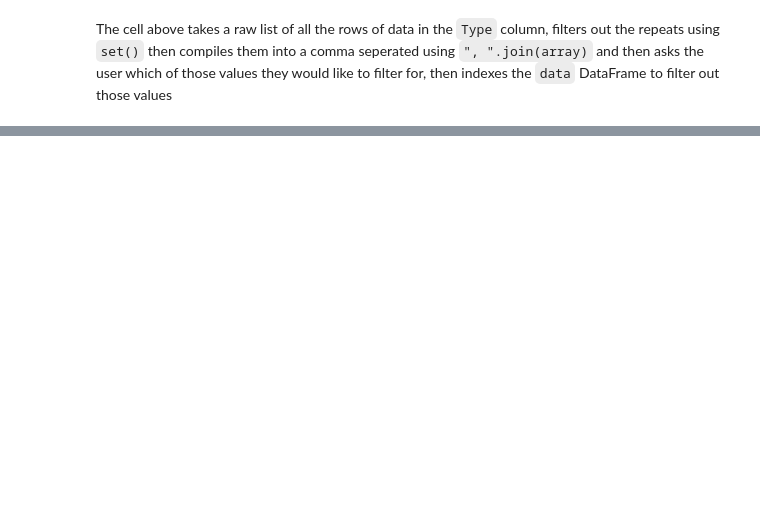
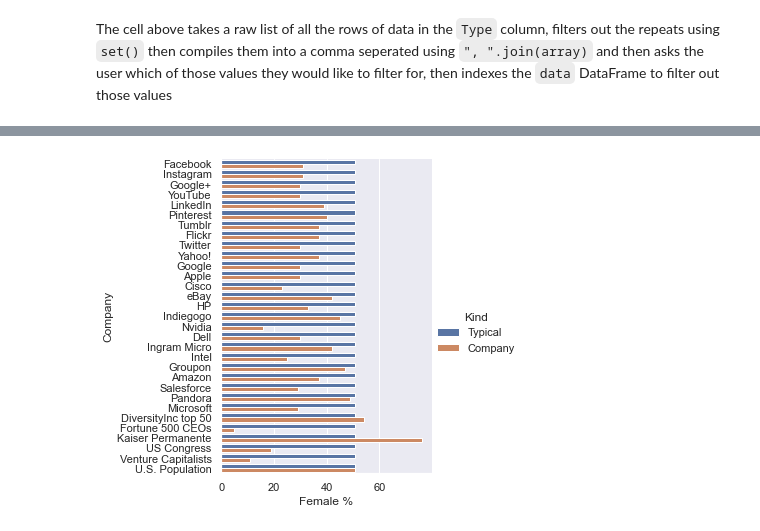
Before and after one commit to Elisabethzl/final_assesment_AB09137, a Jupyter notebook: women_in_tech.ipynb, the cells around one changed output, grey strips where cells are left out. Cells and saved outputs as stored; diff of their text form; code cells hidden in the pictures; blank space fills up the shorter version.

```diff
--- a/women_in_tech.ipynb
+++ b/women_in_tech.ipynb
@@ -31,0 +183,4 @@
+# %%
+compare_against_typical(1)
+# %% [output]
+[figure, added]
```
Also changed, not shown: parts of 14 cells of this notebook.
